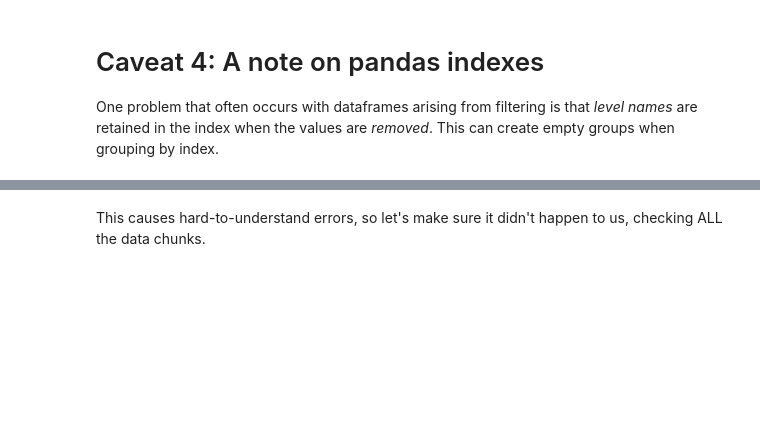
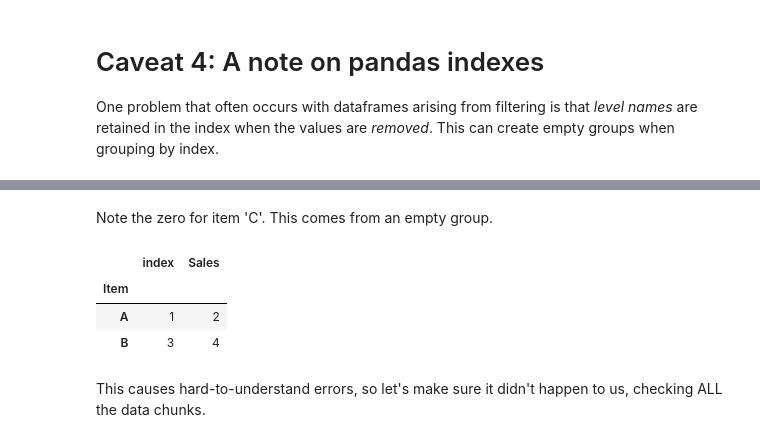
Before and after one commit to singliar/MLADS2019, a Jupyter notebook: GroceryForecast.ipynb, the cells around one changed output, grey strips where cells are left out. Saved outputs shown, nothing was run; the diff lists cells and outputs as text; code cells hidden in the pictures; blank space fills up the shorter version.

```diff
--- a/GroceryForecast.ipynb
+++ b/GroceryForecast.ipynb
@@ -658,15 +870,12 @@ plot_forecast(X_train, y_train, X_test, y_test,
 
 One problem that often occurs with dataframes arising from filtering is that *level names* are retained in the index when the values are *removed*. This can create empty groups when grouping by index.
 # %%
-# This problem is pandas version dependent (TODO: which versions?)
+# This problem is pandas version dependent
 print(pd.__version__)
 
 ex_df = pd.DataFrame({'Item' : ['A', 'A', 'B', 'B', 'C'],
                        'Day' : ['Mon', 'Tue', 'Mon', 'Tue', 'Mon'],
                        'Sales' : [1, 2, 3, 4, 5]})
-ex_df.set_index(['Item'], inplace=True)
+ex_df['Item'] = ex_df['Item'].astype('category')
 ex_df = ex_df[ex_df['Day'] == 'Tue']  # filter down to Tue, leaving out 'C'
-# ex_df.index.get_level(level='Item')
-ex_df.groupby(level='Item').sum()
-
-# TODO: make this problem actually show up with the wrong pandas version.
+ex_df.groupby(['Item']).sum()
@@ -673,9 +889,17 @@ ex_df.groupby(level='Item').sum()
+# %% [markdown]
+Note the zero for item 'C'. This comes from an empty group.
 # %%
 # the easiest fix is to rebuild the dataframe from csv
-ex_df.reset_index().to_csv('temp_ex_df.csv.bz2', index=False)
-ex_df = pd.read_csv('temp_ex_df.csv.bz2')
+ex_df.reset_index().to_csv('temp_ex_df.csv', index=False)
+ex_df2 = pd.read_csv('temp_ex_df.csv')
 
 # or use StringIO if you having multiple data copies in memory is acceptable
+ex_df2.groupby(['Item']).sum()
+# %% [output]
+|  | index | Sales |
+| Item |  |  |
+| A | 1 | 2 |
+| B | 3 | 4 |
 # %% [markdown]
 This causes hard-to-understand errors, so let's make sure it didn't happen to us, checking ALL the data chunks.
 # %%
```
Also changed, not shown: parts of 30 cells of this notebook, 4 other files.
